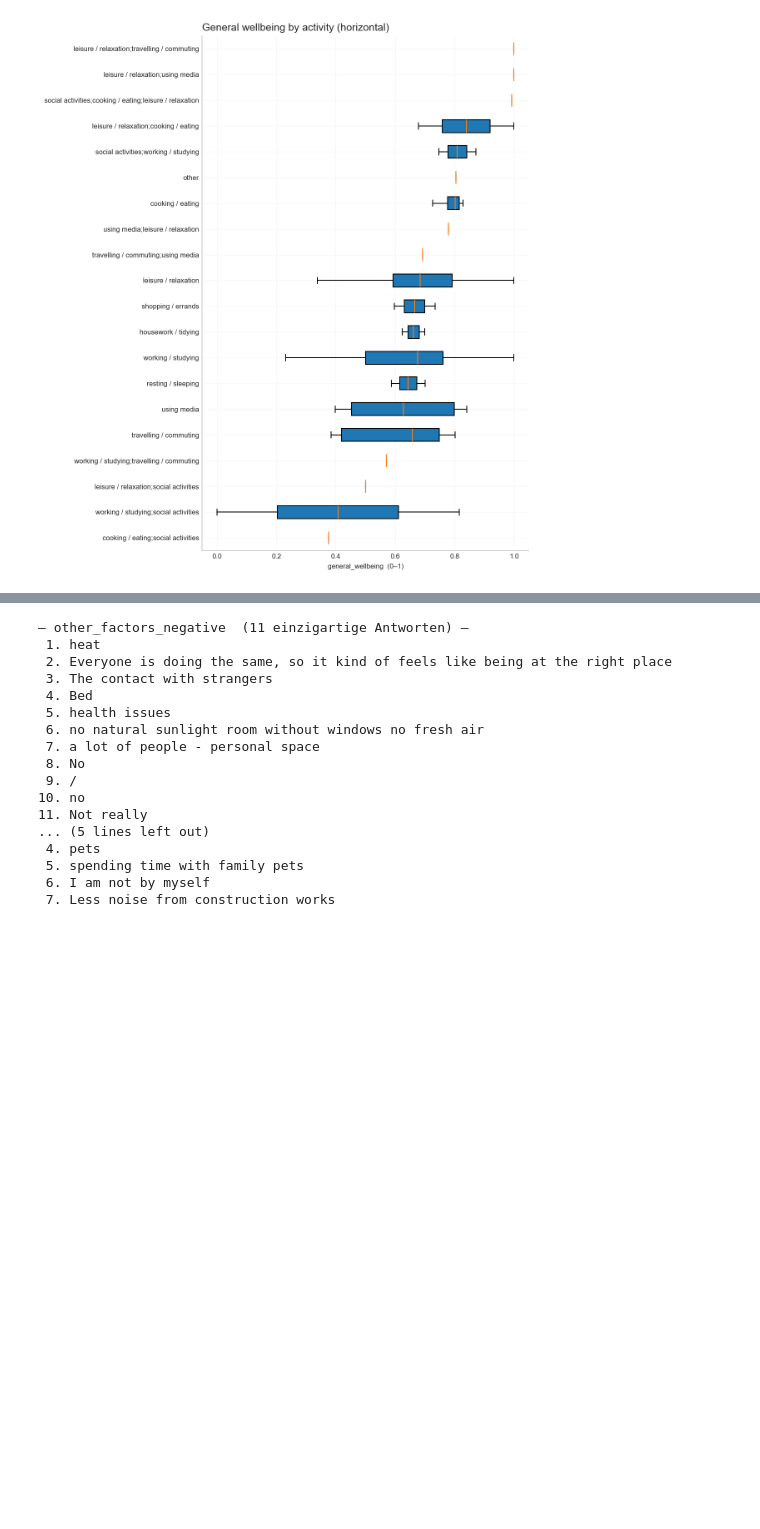
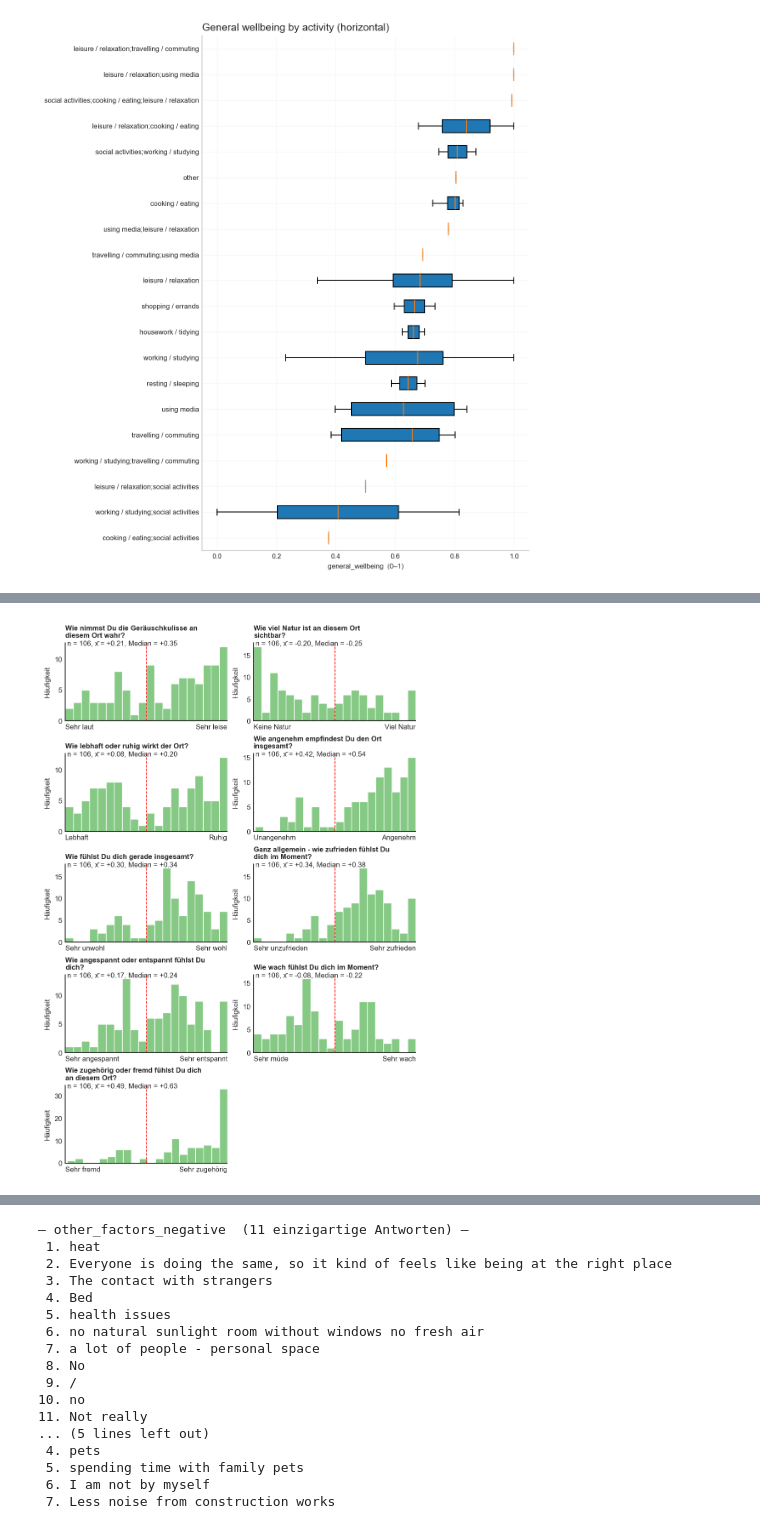
Before and after one commit to lbatschelet/Designing-InterMind, a Jupyter notebook: analysis/analysis.ipynb, the cells around one changed output, grey strips where cells are left out. Drawn from its saved outputs; the diff is of its cells as text; code cells hidden in the pictures; blank space fills up the shorter version.

```diff
--- a/analysis/analysis.ipynb
+++ b/analysis/analysis.ipynb
@@ -1538,0 +1417,75 @@ Passing `palette` without assigning `hue` is deprecated and will be removed in v
+# %%
+###############################################################################
+# 1) SLIDER in numerisch, jetzt auf Range –1 … +1                             #
+###############################################################################
+df = wide_df.copy()
+df[slider_cols] = (
+    df[slider_cols]                         # Rohdaten 0 … 1
+    .apply(pd.to_numeric, errors="coerce")
+    .sub(0.5)                               # –0.5
+    .mul(2)                                 #  ×2  → –1 … +1
+)
+# %%
+import textwrap, seaborn as sns, matplotlib.pyplot as plt, numpy as np
+cm = 1/2.54
+
+sns.set_style("white")
+
+def wrap(txt, width=40):
+    return "\n".join(textwrap.wrap(txt, width))
+
+fig, axes = plt.subplots(
+    nrows=5, ncols=2,
+    figsize=(15*cm, 22*cm),
+    constrained_layout=True,
+)
+axes = axes.flatten()
+
+for ax, col in zip(axes, SLIDER_ORDER):
+    data = df[col].dropna()
+
+    # Histogramm mit fester Binbreite (0.2) → 10 Balken
+    sns.histplot(data, binwidth=0.1,
+                 ax=ax, color="#5cb85c", edgecolor="white")
+    ax.axvline(0, ls="--", c="red", lw=.8)
+    ax.set_xlim(-1, 1)
+
+    # --------- TITEL (fettdruck, manuell umbrochen) ----------
+    ax.set_title(wrap(GERMAN_LABELS[col]), loc="left",
+                 fontweight="bold", pad=6)
+
+    # --------- Kennwerte sauber darunter platzieren ----------
+    n      = len(data)
+    mean   = data.mean()
+    med    = data.median()
+    q1,q3  = data.quantile([.25,.75])
+
+    stats = (f" n = {n}, x̄ = {mean:+.2f}, "
+             f"Median = {med:+.2f}")
+
+    ax.text(0, 0.95, stats,
+            transform=ax.transAxes,
+            ha="left", va="bottom",
+            fontsize=8)
+
+    # --------- X‑Achse: Extrem‑Labels links/rechts ----------
+    ax.set_xticks([-1, 1])
+    ax.set_xticklabels(EXTREMES[col])
+    lbl_left, lbl_right = ax.get_xticklabels()
+    lbl_left.set_ha("left");   lbl_left.set_x(-1)
+    lbl_right.set_ha("right"); lbl_right.set_x(1)
+
+    # Rahmung: nur links & unten
+    sns.despine(ax=ax, top=True, right=True)
+
+    ax.set_xlabel("")
+    ax.set_ylabel("Häufigkeit")
+
+# überzählige Subplots ausblenden
+for ax in axes[len(SLIDER_ORDER):]:
+    ax.axis("off")
+
+plt.savefig("plots/slider_hists.pdf", bbox_inches="tight")
+plt.show()
+# %% [output]
+[figure, added]
```
Also changed, not shown: parts of 6 cells of this notebook, 48 other files.
